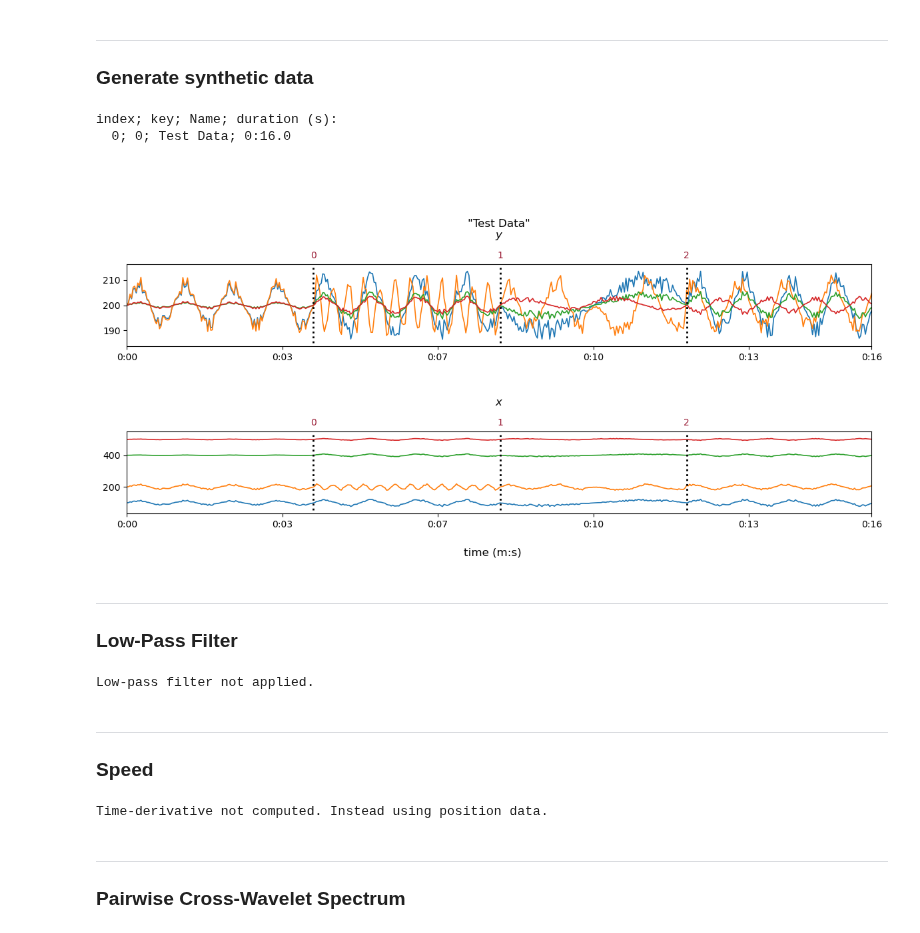
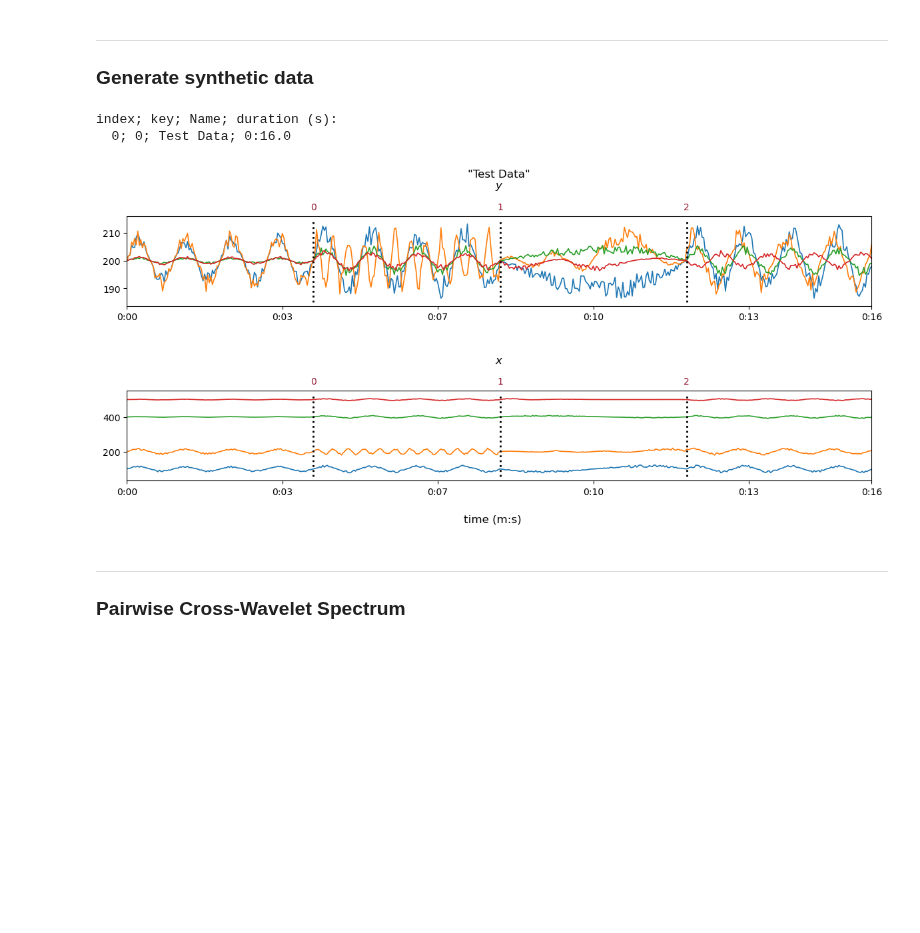
Before and after one commit to juigmend/SynCoord, a Jupyter notebook: docs/XWT.ipynb, the cells around one changed output. Drawn from its saved outputs; the diff is of its cells as text; code cells hidden in the pictures; blank space fills up the shorter version.

```diff
--- a/docs/XWT.ipynb
+++ b/docs/XWT.ipynb
@@ -67,47 +67,12 @@ gxwt_path = r'C:/MyTemp/Matlab' # <--- folder with GXWT Matlab functions
 ***
 ### Generate synthetic data
 # %%
-test_data_1 = sc.ptdata.load( 'make', seed=1, print_info=True )
-test_data_1.visualise( vscale=1.2, dlattr='1.2' )
+test_data = sc.ptdata.load( 'make', seed=1, print_info=True )
+test_data.visualise( vscale=1.2, dlattr='1.2' )
 # %% [output]
 index; key; Name; duration (s):
   0; 0; Test Data; 0:16.0
-[figure, old version]
+[figure, new version]
-# %% [markdown]
-***
-### Low-Pass Filter
-# %%
-apply_LPF = False      # <--- apply filter
-
-filter_type = 'butter'
-filter_freq_response = 'lowpass'
-filter_cutoff_freq = 2 # <--- cutoff frequency (Hz)
-filter_order = 3       # <--- filter order
-
-if apply_LPF:
-    test_data_2 = sc.ptdata.smooth( test_data_1, filter_type=filter_type,
-                                    freq_response=filter_freq_response,
-                                    cutoff_freq=filter_cutoff_freq, order=filter_order )
-    test_data_2.visualise( vscale=1.2, dlattr='1.2' )
-else:
-    test_data_2 = test_data_1
-    print('Low-pass filter not applied.')
-# %% [output]
-Low-pass filter not applied.
-# %% [markdown]
-***
-### Speed
-# %%
-compute_dt = False # <--- compute time-derivative (speed)
-
-if compute_dt is False:
-    test_data_3 = test_data_2
-    print('Time-derivative not computed. Instead using position data.')
-else:
-    test_data_3 = sc.ptdata.apply( test_data_2, sc.ndarr.tder2D )
-    test_data_3.visualise( vscale=1.4, dlattr='1.2' )
-# %% [output]
-Time-derivative not computed. Instead using position data.
 # %% [markdown]
 ***
 ### Pairwise Cross-Wavelet Spectrum
```
Also changed, not shown: parts of 5 cells of this notebook, 3 other files.
